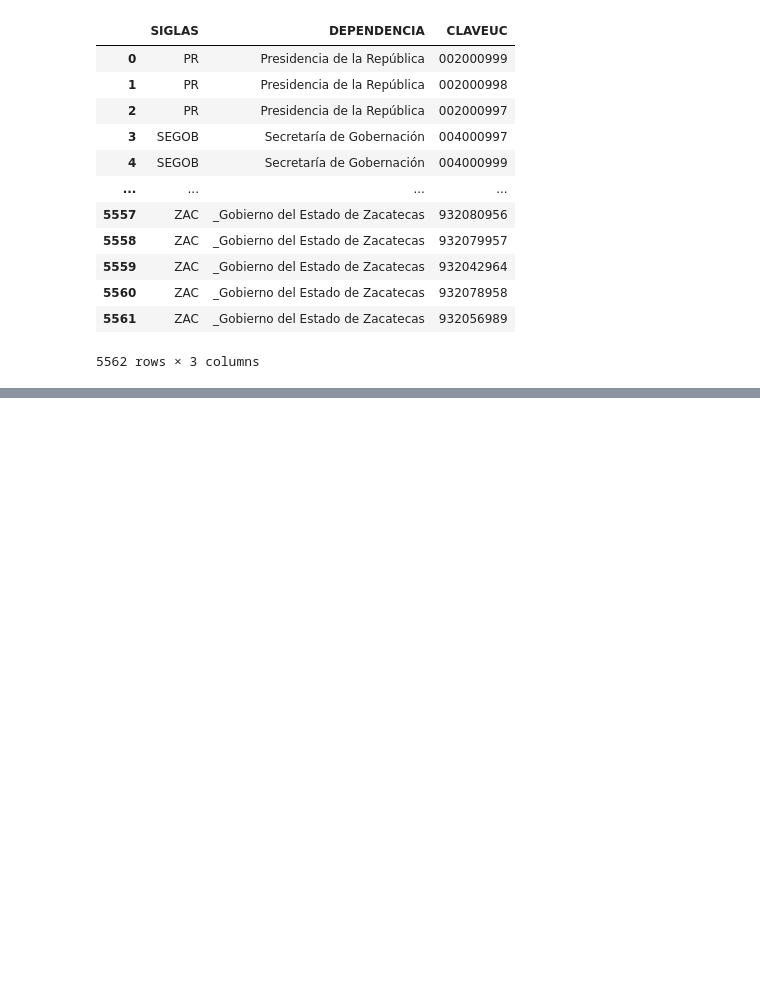
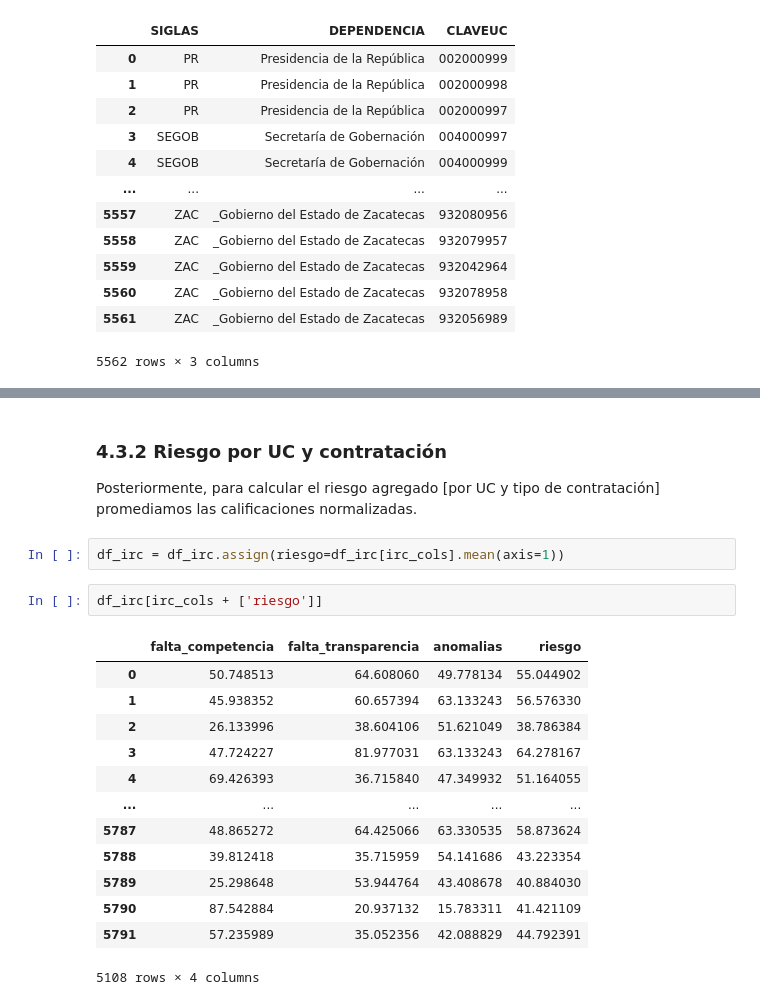
Before and after one commit to imco/IRC, a Jupyter notebook: notebooks/IRC_v2.ipynb, the cells around one changed output, grey strips where cells are left out. Drawn from its saved outputs; the diff is of its cells as text; blank space fills up the shorter version.

```diff
--- a/notebooks/IRC_v2.ipynb
+++ b/notebooks/IRC_v2.ipynb
@@ -1853,0 +1974,21 @@ df_uc
+# %% [markdown]
+### 4.3.2 Riesgo por UC y contratación
+Posteriormente, para calcular el riesgo agregado [por UC y tipo de contratación] promediamos las calificaciones normalizadas.
+# %%
+df_irc = df_irc.assign(riesgo=df_irc[irc_cols].mean(axis=1))
+# %%
+df_irc[irc_cols + ['riesgo']]
+# %% [output]
+|  | falta_competencia | falta_transparencia | anomalias | riesgo |
+| 0 | 50.748513 | 64.608060 | 49.778134 | 55.044902 |
+| 1 | 45.938352 | 60.657394 | 63.133243 | 56.576330 |
+| 2 | 26.133996 | 38.604106 | 51.621049 | 38.786384 |
+| 3 | 47.724227 | 81.977031 | 63.133243 | 64.278167 |
+| 4 | 69.426393 | 36.715840 | 47.349932 | 51.164055 |
+| ... | ... | ... | ... | ... |
+| 5787 | 48.865272 | 64.425066 | 63.330535 | 58.873624 |
+| 5788 | 39.812418 | 35.715959 | 54.141686 | 43.223354 |
+| 5789 | 25.298648 | 53.944764 | 43.408678 | 40.884030 |
+| 5790 | 87.542884 | 20.937132 | 15.783311 | 41.421109 |
+| 5791 | 57.235989 | 35.052356 | 42.088829 | 44.792391 |
+5108 rows × 4 columns
```
Also changed, not shown: parts of 37 cells of this notebook.
